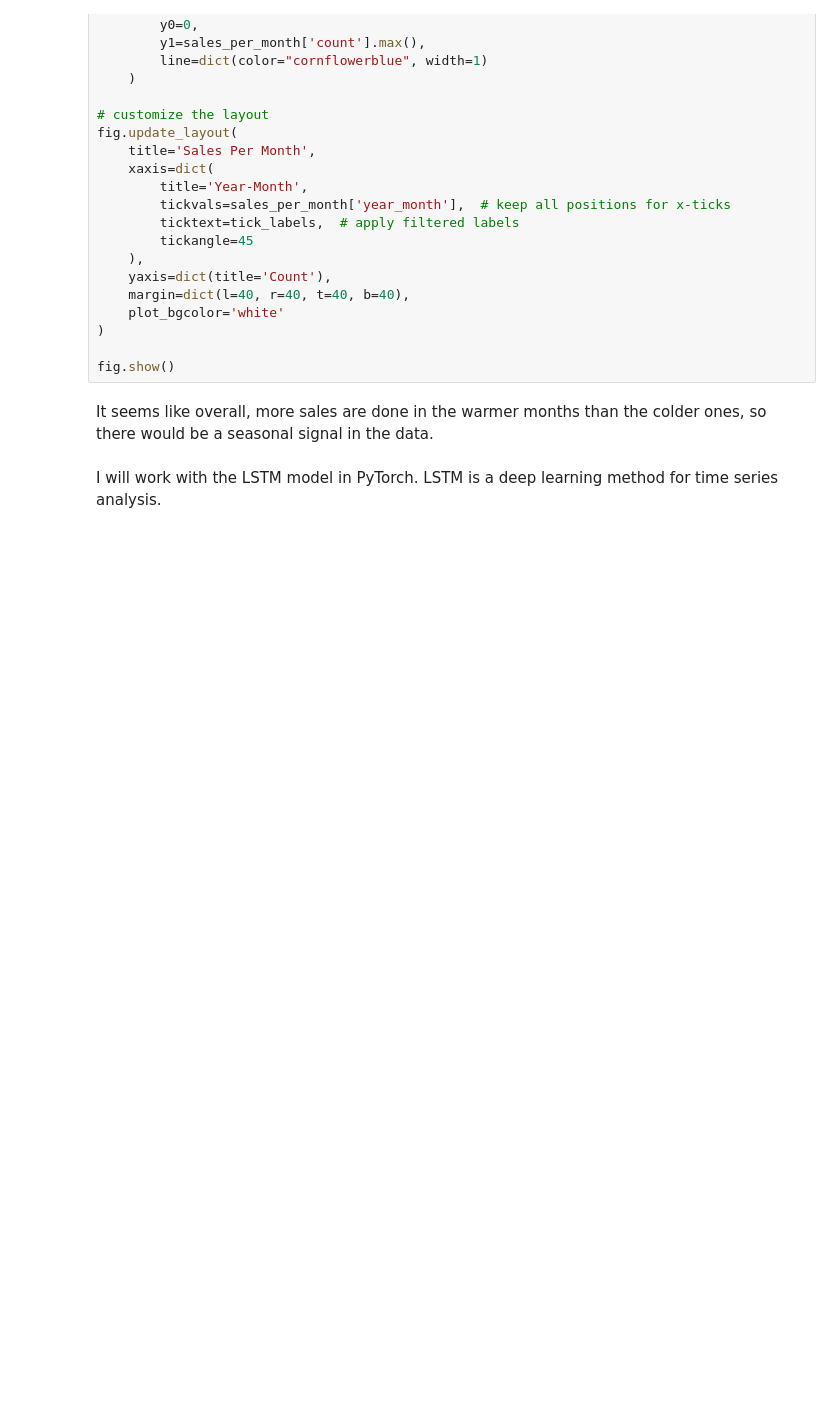
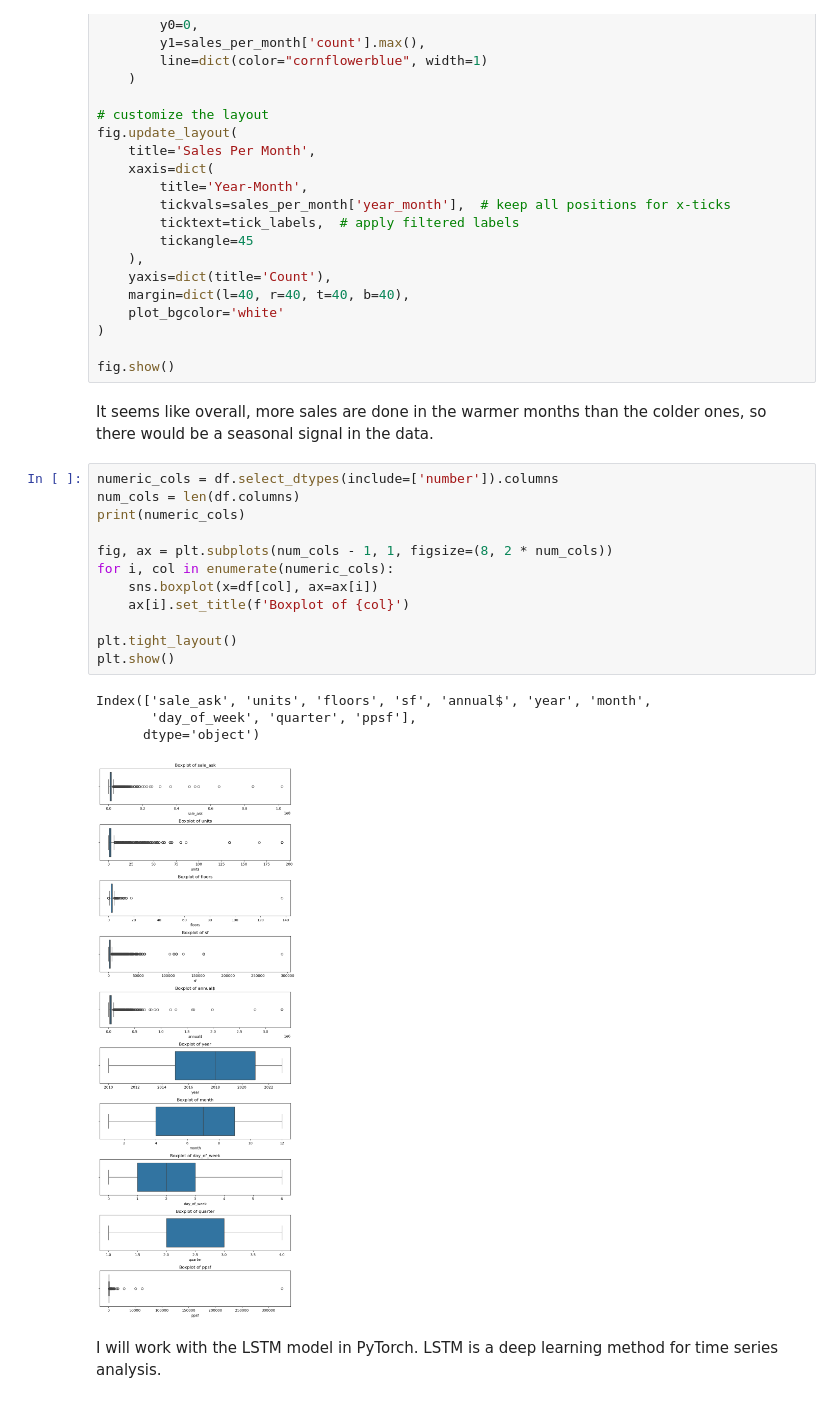
Before and after one commit to sralter/dean_property_consulting_2024, a Jupyter notebook: housing_time_series.ipynb, the cells around one changed output. Cells and saved outputs as stored; diff of their text form; blank space fills up the shorter version.

```diff
--- a/housing_time_series.ipynb
+++ b/housing_time_series.ipynb
@@ -158,6 +206,23 @@ fig.update_layout(
 fig.show()
 # %% [markdown]
 It seems like overall, more sales are done in the warmer months than the colder ones, so there would be a seasonal signal in the data.
+# %%
+numeric_cols = df.select_dtypes(include=['number']).columns
+num_cols = len(df.columns)
+print(numeric_cols)
+
+fig, ax = plt.subplots(num_cols - 1, 1, figsize=(8, 2 * num_cols))
+for i, col in enumerate(numeric_cols):
+    sns.boxplot(x=df[col], ax=ax[i])
+    ax[i].set_title(f'Boxplot of {col}')
+
+plt.tight_layout()
+plt.show()
+# %% [output]
+Index(['sale_ask', 'units', 'floors', 'sf', 'annual$', 'year', 'month',
+       'day_of_week', 'quarter', 'ppsf'],
+      dtype='object')
+[figure, added]
 # %% [markdown]
 I will work with the LSTM model in PyTorch. LSTM is a deep learning method for time series analysis.
 # %% [markdown]
```
Also changed, not shown: parts of 17 cells of this notebook, 1 other file.
